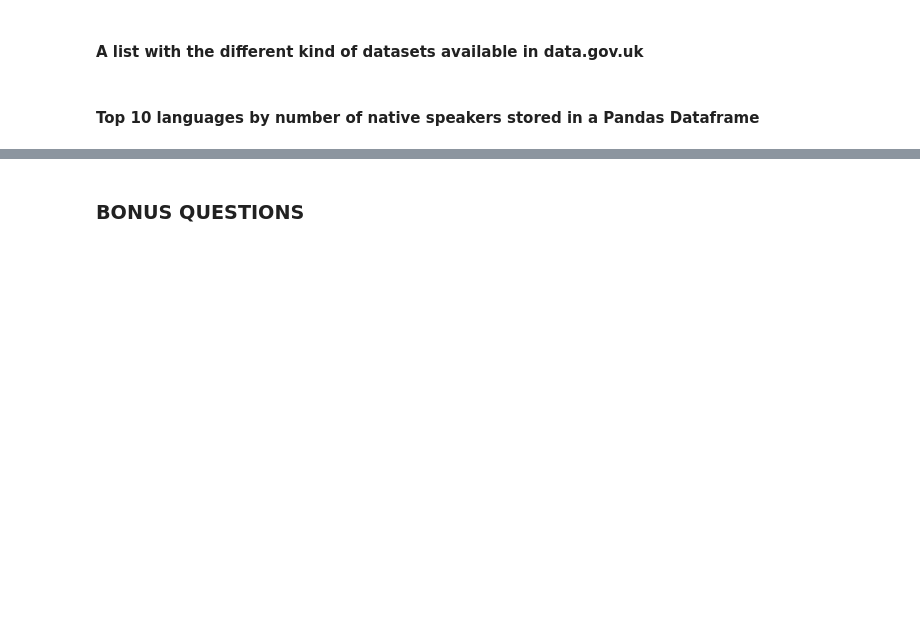
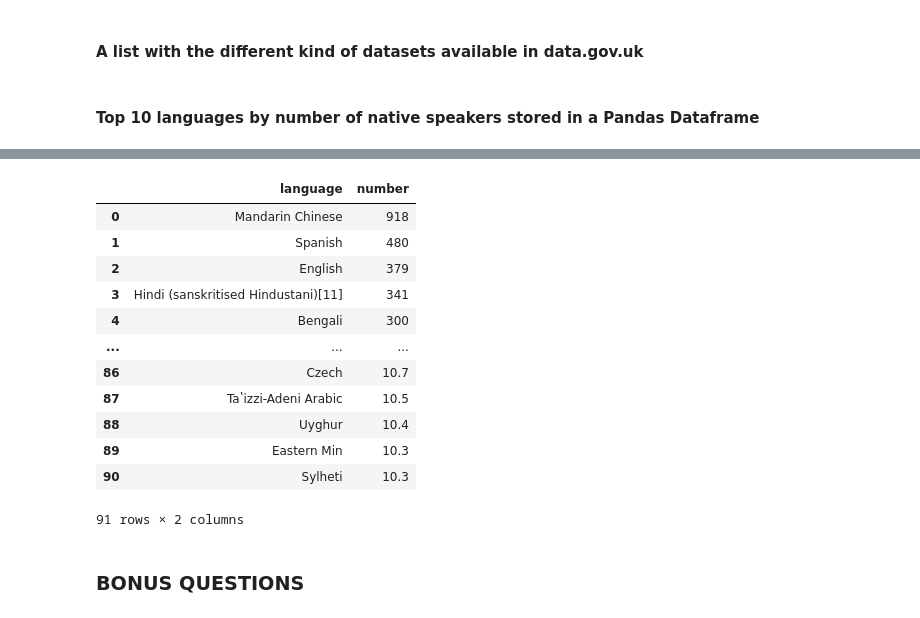
Before and after one commit to Ironhack-Data-Madrid-Marzo-2022/4.3-lab-web-scraping-selenium, a Jupyter notebook: your-code/main.ipynb, the cells around one changed output, grey strips where cells are left out. Saved outputs shown, nothing was run; the diff lists cells and outputs as text; code cells hidden in the pictures; blank space fills up the shorter version.

Commit message:
top 10 languages

```diff
--- a/your-code/main.ipynb
+++ b/your-code/main.ipynb
@@ -279,9 +277,6 @@ tabla=driver.find_element_by_xpath('/html/body/div[3]/div[3]/div[5]/div[1]/table
 
 lineas=tabla.find_elements_by_tag_name('tr')
 elemento=[x.find_elements_by_tag_name('td') for x in lineas]
-for x in elemento:
-    for y in x:
-       y=y.text
 # %%
 import pandas as pd
 df=pd.DataFrame(elemento)
@@ -303,3 +318,23 @@ df
+# %%
+df2=df.applymap(lambda x: x.text)
+# %%
+df3=df2[[1,2]]
+df3.columns=['language', 'number']
+df3
+# %% [output]
+|  | language | number |
+| 0 | Mandarin Chinese | 918 |
+| 1 | Spanish | 480 |
+| 2 | English | 379 |
+| 3 | Hindi (sanskritised Hindustani)[11] | 341 |
+| 4 | Bengali | 300 |
+| ... | ... | ... |
+| 86 | Czech | 10.7 |
+| 87 | Taʽizzi-Adeni Arabic | 10.5 |
+| 88 | Uyghur | 10.4 |
+| 89 | Eastern Min | 10.3 |
+| 90 | Sylheti | 10.3 |
+91 rows × 2 columns
 # %% [markdown]
 ### BONUS QUESTIONS
 # %% [markdown]
```
Also changed, not shown: parts of 3 cells of this notebook.
